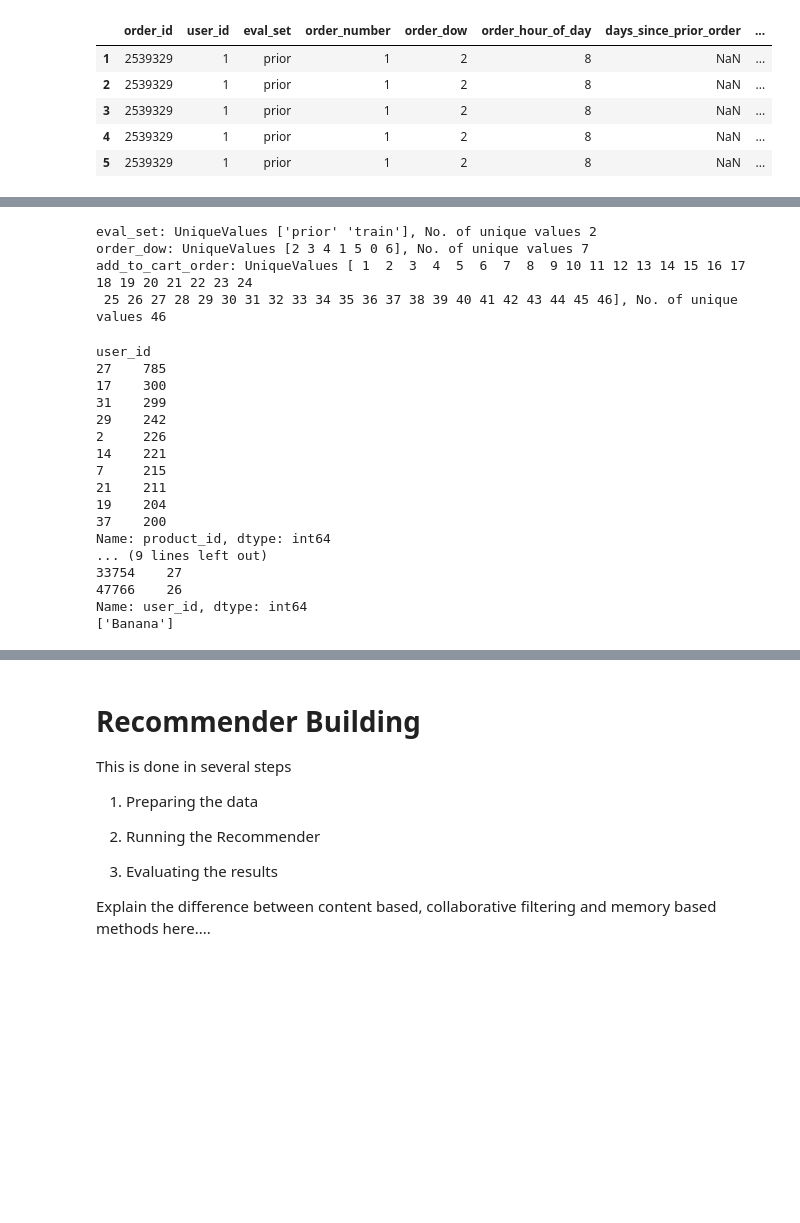
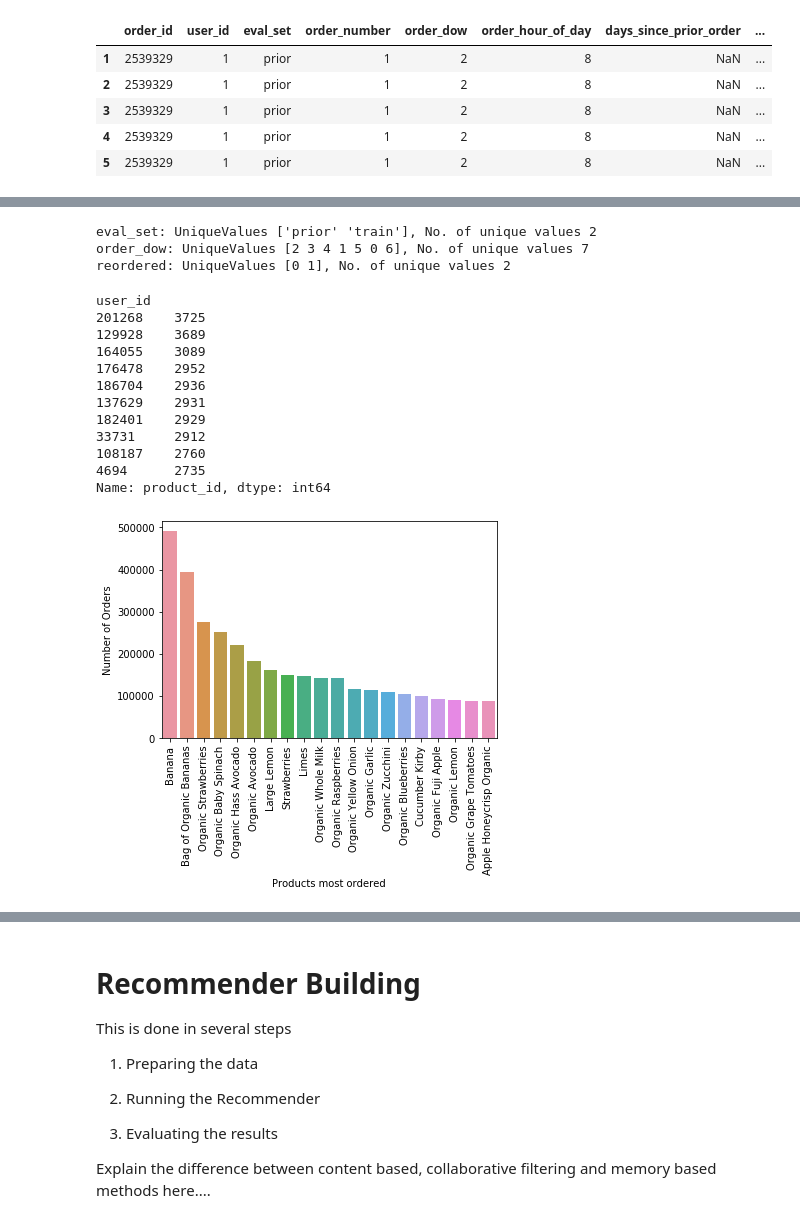
Before and after one commit to eugencuic/FHNW_FS20_Recommender-System-Retail, a Jupyter notebook: Recommender System.ipynb, the cells around one changed output, grey strips where cells are left out. Drawn from its saved outputs; the diff is of its cells as text; code cells hidden in the pictures; blank space fills up the shorter version.

```diff
--- a/Recommender System.ipynb
+++ b/Recommender System.ipynb
@@ -75,6 +98,6 @@ memory usage: 4.0+ GB
 # %%
 #Unique Values for specified colums
-cols = ('eval_set','order_dow','add_to_cart_order')
+cols = ('eval_set','order_dow','reordered')
 for var in cols:
     res = data[var].unique()
     print('{2}: UniqueValues {0}, No. of unique values {1} '.format(res,len(res),var))
@@ -85,42 +108,42 @@ for var in cols:
 # %% [output]
 eval_set: UniqueValues ['prior' 'train'], No. of unique values 2
 order_dow: UniqueValues [2 3 4 1 5 0 6], No. of unique values 7
-add_to_cart_order: UniqueValues [ 1  2  3  4  5  6  7  8  9 10 11 12 13 14 15 16 17 18 19 20 21 22 23 24
- 25 26 27 28 29 30 31 32 33 34 35 36 37 38 39 40 41 42 43 44 45 46], No. of unique values 46
+reordered: UniqueValues [0 1], No. of unique values 2
 # %%
-# filter a user
-user1 = data[(data.user_id == 1)] # data[(data.user_id == 1) & (data.product_id == 196)]
+# number of departments
+n_of_departments = data.department.nunique()
 
 # amount of products bought by user
 # show the top 10 user with most products bought
 n_by_user = data.groupby('user_id')['product_id'].count()
 print(n_by_user.nlargest(10))
 
 # number of times a product is bought
 # show the products most bought
-n_of_products = data.groupby('product_id')['user_id'].count()
-print(n_of_products.nlargest(10))
+n_of_products_bought = data.product_name.value_counts()
+n_of_products_bought_20 = n_of_products_bought.nlargest(20)
 
-#what is product 24852? Banana :-)
-print(data[(data.product_id == 24852)]['product_name'].unique())
+plt.figure()
+sns.barplot(x=n_of_products_bought_20.index, y=n_of_products_bought_20.values)
+plt.xlabel('Products most ordered')
+plt.ylabel('Number of Orders')
+plt.xticks(rotation=90)
+plt.savefig('prod_most_bought.png', bbox_inches='tight')
+plt.show()
 # %% [output]
 user_id
-27    785
-17    300
-31    299
-29    242
-2     226
-14    221
-7     215
-21    211
-19    204
-37    200
+201268    3725
+129928    3689
+164055    3089
+176478    2952
+186704    2936
+137629    2931
+182401    2929
+33731     2912
+108187    2760
+4694      2735
 Name: product_id, dtype: int64
-... (9 lines left out)
-33754    27
-47766    26
-Name: user_id, dtype: int64
-['Banana']
+[figure, added]
 # %%
 # Number of products bought per order
 n_prod_order = data.groupby('order_id')['product_id'].count().value_counts().sort_index() # first row = number of products per order, second row = how many orders
```
Also changed, not shown: parts of 19 cells of this notebook, 4 other files.
